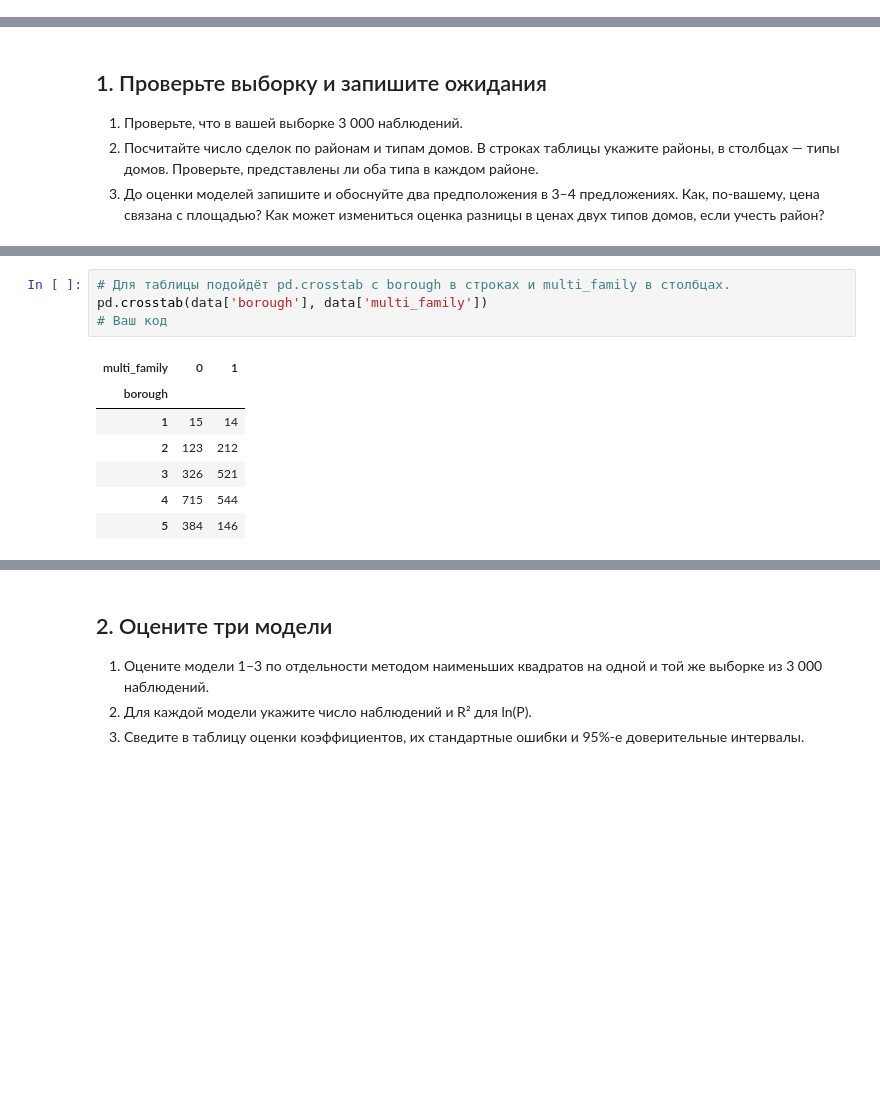
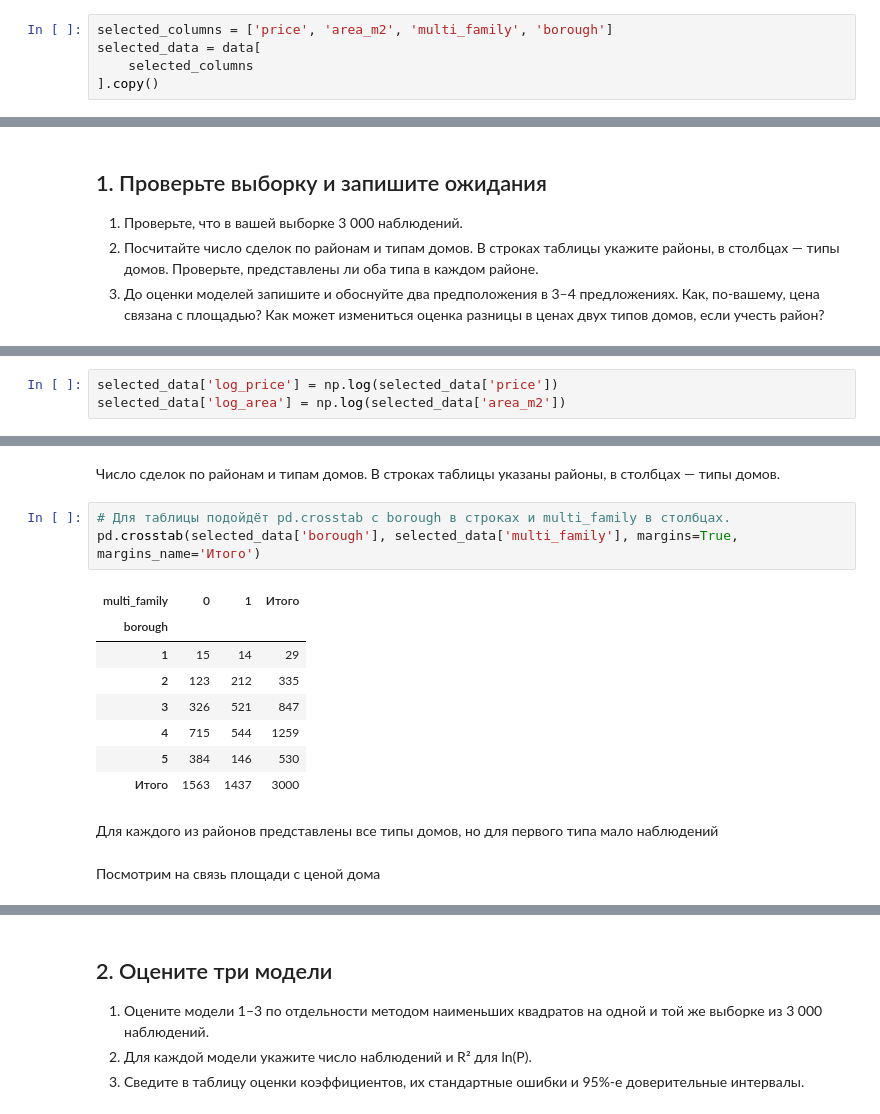
Before and after one commit to Lancet03/Econometrics_homework_1, a Jupyter notebook: ДЗ_01.ipynb, the cells around one changed output, grey strips where cells are left out. Drawn from its saved outputs; the diff is of its cells as text; blank space fills up the shorter version.

```diff
--- a/ДЗ_01.ipynb
+++ b/ДЗ_01.ipynb
@@ -69,6 +92,11 @@ data[['price', 'area_m2', 'multi_family', 'borough']].head()
 | 5446 | 900.000 | 100.335283 | 0 | 4 |
 | 10395 | 735.000 | 131.922317 | 0 | 5 |
 | 11366 | 1500.000 | 316.056142 | 1 | 2 |
+# %%
+selected_columns = ['price', 'area_m2', 'multi_family', 'borough']
+selected_data = data[
+    selected_columns
+].copy()
 # %% [markdown]
 ### Описание данных
 
@@ -110,2 +140,5 @@ print('Количество записей в выборке:', data.shape[0])
 # %% [output]
 Количество записей в выборке: 3000
+# %%
+selected_data['log_price'] = np.log(selected_data['price'])
+selected_data['log_area'] = np.log(selected_data['area_m2'])
@@ -112,12 +162,18 @@ print('Количество записей в выборке:', data.shape[0])
+# %% [markdown]
+Число сделок по районам и типам домов. В строках таблицы указаны районы, в столбцах — типы домов.
 # %%
 # Для таблицы подойдёт pd.crosstab с borough в строках и multi_family в столбцах.
-pd.crosstab(data['borough'], data['multi_family'])
-# Ваш код
+pd.crosstab(selected_data['borough'], selected_data['multi_family'], margins=True, margins_name='Итого')
 # %% [output]
-| multi_family | 0 | 1 |
-| borough |  |  |
-| 1 | 15 | 14 |
-| 2 | 123 | 212 |
-| 3 | 326 | 521 |
-| 4 | 715 | 544 |
-| 5 | 384 | 146 |
+| multi_family | 0 | 1 | Итого |
+| borough |  |  |  |
+| 1 | 15 | 14 | 29 |
+| 2 | 123 | 212 | 335 |
+| 3 | 326 | 521 | 847 |
+| 4 | 715 | 544 | 1259 |
+| 5 | 384 | 146 | 530 |
+| Итого | 1563 | 1437 | 3000 |
+# %% [markdown]
+Для каждого из районов представлены все типы домов, но для первого типа мало наблюдений
+# %% [markdown]
+Посмотрим на связь площади с ценой дома
```
Also changed, not shown: parts of 13 cells of this notebook, 1 other file.
